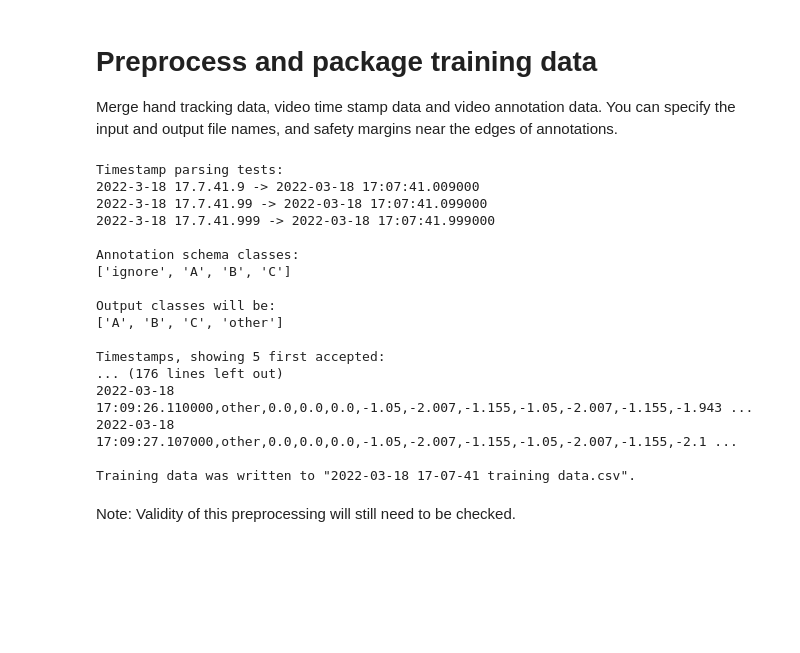
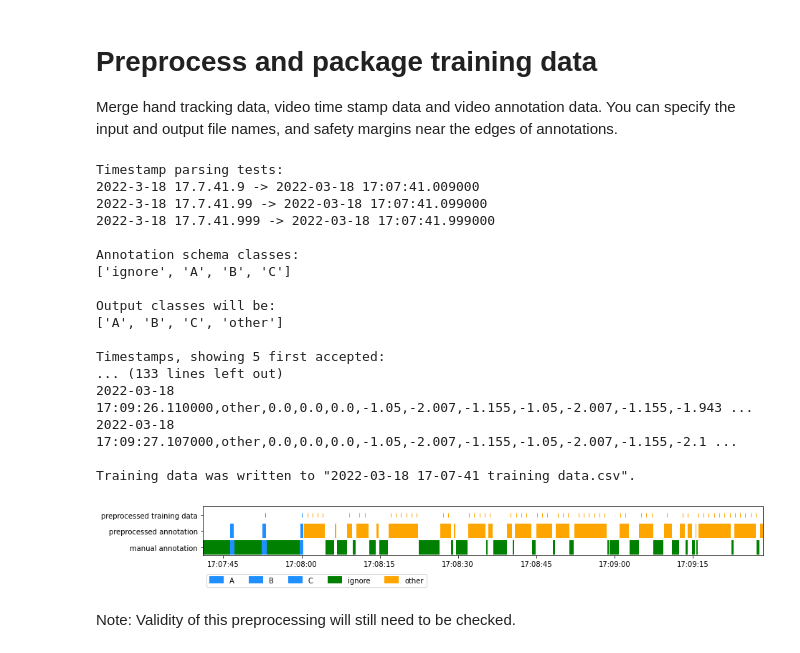
Before and after one commit to hamk-uas/epic-handsign-ml, a Jupyter notebook: package-training-data.ipynb, the cells around one changed output. Cells and saved outputs as stored; diff of their text form; code cells hidden in the pictures; blank space fills up the shorter version.

Commit message:
Preprocessing: plot, bugfix

```diff
--- a/package-training-data.ipynb
+++ b/package-training-data.ipynb
@@ -8,6 +8,8 @@ import csv
 from yaml.loader import SafeLoader
 from datetime import datetime
 import numpy as np
+import matplotlib.pyplot as plt
+import matplotlib.dates
 
 input_annotation_schema_path = 'annotation schema.yml'  # Input annotation file name
 input_annotation_path = '2022-03-18 17-07-41 annotation.json'  # Input annotation file name
@@ -135,6 +137,13 @@ print(hand_tracking_data[0])
 #                         ^ ^
 # outwards safety margin__| |__inwards safety margin
 
+colors = {
+  "A": "dodgerblue",
+  "B": "dodgerblue",
+  "C": "dodgerblue",
+  "ignore": "green",
+  "other": "orange"
+}
 f = open(input_annotation_path)
 annotation = json.load(f)
 annotation["segments"].sort(key = lambda segment: segment["start"])  # Ensure segment order
@@ -146,7 +155,8 @@ preprocessed_segments = [{
   "class": "other"
 }]
 for segment_index, segment in enumerate(annotation["segments"]):
-  print(str(segment["metadata"]["Annotation"]) + " from " + str(segment["start"]) + " to " + str(segment["end"]))
+  print(str(get_timestamp(segment["start"])) + " - " + str(get_timestamp(segment["end"])) + " " + segment["metadata"]["Annotation"])
+  plt.plot([get_timestamp(segment["start"]), get_timestamp(segment["end"])], ["manual annotation", "manual annotation"], color=colors[segment["metadata"]["Annotation"]], linewidth=20, solid_capstyle='butt')
   if segment_index > 0:
     if annotation["segments"][segment_index - 1]["end"] > segment["start"]:
       raise Exception("Annotation segment starting at " + str(segment["start"]) + " overlaps with the previous one.")
@@ -173,6 +183,7 @@ print()
 print("Preprocessed annotation:")
 for segment_index, segment in enumerate(preprocessed_segments):
   print(str(segment["start"]) + " .. " + str(segment["end"]) + ": " + str(segment["class"]))
+  plt.plot([segment["start"], segment["end"]], ["preprocessed annotation", "preprocessed annotation"], color=colors[segment["class"]], linewidth=20, solid_capstyle='butt')
 
 # Merge annotation and hand tracking data
 
@@ -183,41 +194,49 @@ def get_annotation(timestamp):
     return "ignore"
   if i == len(preprocessed_segments):
     return "ignore"
-  if timestamp <= preprocessed_segments[i]["end"]:
-    return preprocessed_segments[i]["class"]
+  if timestamp <= preprocessed_segments[i - 1]["end"]:
+    return preprocessed_segments[i - 1]["class"]
   return "ignore"
 
 print()
 print("Annotated hand tracking data (timestamps for debugging), hand tracking vector truncated for display:")
 
 with open(output_training_data_csv_path, 'w') as output_file:
   for row in hand_tracking_data:
     label = get_annotation(row["timestamp"])
     if label != "ignore":
       string = str(row["timestamp"]) + "," + get_annotation(row["timestamp"]) + "," + ",".join(map(lambda x: str(x), row["x"][0:10]))  + " ..."
       print(string)
       string = str(row["timestamp"]) + "," + get_annotation(row["timestamp"]) + "," + ",".join(map(lambda x: str(x), row["x"]))
       print(string, file = output_file)
+      plt.plot([row["timestamp"]], ["preprocessed training data"], color=colors[get_annotation(row["timestamp"])], marker="|")
 
 print()
 print("Training data was written to \"" + output_training_data_csv_path + "\".")
+fig = matplotlib.pyplot.gcf()
+fig.set_size_inches(14, 1.25)
+list(colors.keys())
+plt.legend(map(lambda x: plt.Line2D([0], [0], color=colors[x], lw = 10, solid_capstyle='butt'), colors.keys()), colors.keys(), bbox_to_anchor=(0,-0.3), loc="upper left", ncol=len(colors.keys()))
+plt.margins(x=0, y=0.25)
+plt.show()
 # %% [output]
 Timestamp parsing tests:
 2022-3-18 17.7.41.9 -> 2022-03-18 17:07:41.009000
 2022-3-18 17.7.41.99 -> 2022-03-18 17:07:41.099000
 2022-3-18 17.7.41.999 -> 2022-03-18 17:07:41.999000
 
 Annotation schema classes:
 ['ignore', 'A', 'B', 'C']
 
 Output classes will be:
 ['A', 'B', 'C', 'other']
 
 Timestamps, showing 5 first accepted:
-... (176 lines left out)
+... (133 lines left out)
 2022-03-18 17:09:26.110000,other,0.0,0.0,0.0,-1.05,-2.007,-1.155,-1.05,-2.007,-1.155,-1.943 ...
 2022-03-18 17:09:27.107000,other,0.0,0.0,0.0,-1.05,-2.007,-1.155,-1.05,-2.007,-1.155,-2.1 ...
 
 Training data was written to "2022-03-18 17-07-41 training data.csv".
+[figure, added]
 # %% [markdown]
 Note: Validity of this preprocessing will still need to be checked.
```
Also changed, not shown: 1 other file.
